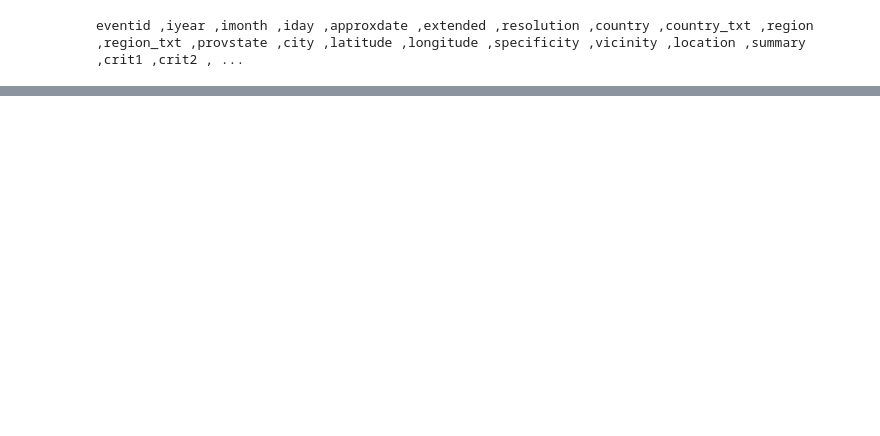
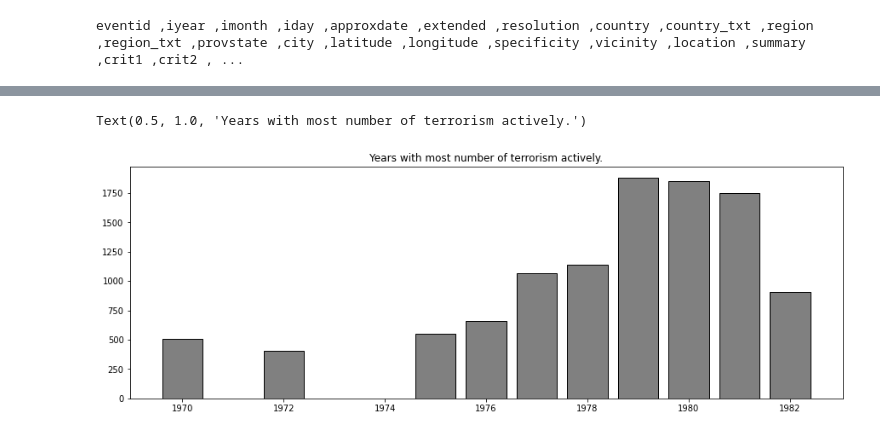
Before and after one commit to SatyamPalkar/LGMVIP-DataScience, a Jupyter notebook: INTERMEDIATE_LEVEL_TASK1.ipynb, the cells around one changed output, grey strips where cells are left out. Cells and saved outputs as stored; diff of their text form; code cells hidden in the pictures; blank space fills up the shorter version.

```diff
--- a/INTERMEDIATE_LEVEL_TASK1.ipynb
+++ b/INTERMEDIATE_LEVEL_TASK1.ipynb
@@ -114,0 +154,4 @@ NameError: ignored
+# %%
+# Filtering country data
+data_countries = data[data['country_txt'].isin(countries)]
+data_countries.head()
@@ -114,0 +176,4 @@ NameError: ignored
+# %%
+# Filtering top 10 Countries on which max attacks by terrorists
+raw_data = data_countries.iyear.value_counts().head(10)
+raw_data
@@ -114,0 +192,13 @@ NameError: ignored
+# %%
+# Displaying years with most number of terrorism activities happend.
+
+year = raw_data
+x, y = year.index, year.values
+
+fig, ax = plt.subplots(figsize=(15,5))
+ax.bar(x, y, edgecolor = "Black", color = "grey")
+plt.xticks(rotation=0)
+plt.title("Years with most number of terrorism actively.")
+# %% [output]
+Text(0.5, 1.0, 'Years with most number of terrorism actively.')
+[figure, added]
```
Also changed, not shown: parts of 28 cells of this notebook.
